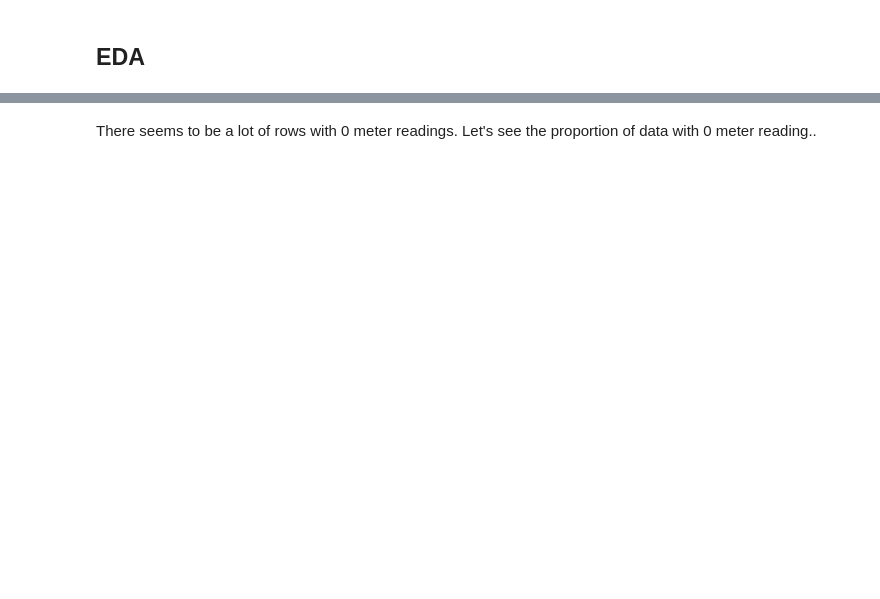
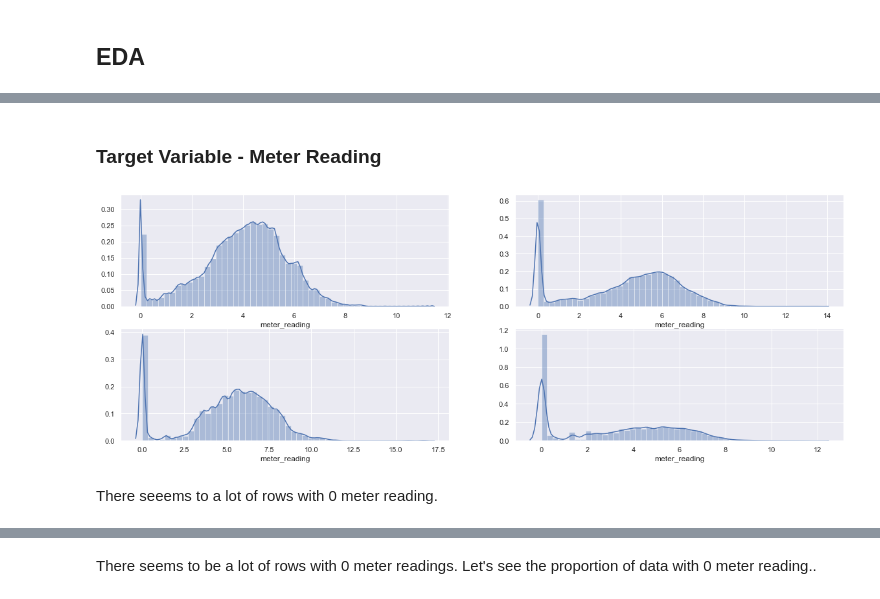
Before and after one commit to savewater1/Ashrae-Energy-Prediction, a Jupyter notebook: ashrae3.ipynb, the cells around one changed output, grey strips where cells are left out. Cells and saved outputs as stored; diff of their text form; code cells hidden in the pictures; blank space fills up the shorter version.

```diff
--- a/ashrae3.ipynb
+++ b/ashrae3.ipynb
@@ -91,0 +143,18 @@ sns.distplot(np.log1p(train['meter_reading']))
+# %% [markdown]
+### Target Variable - Meter Reading
+# %%
+plt.clf()
+grouped = train[["meter", "meter_reading"]].groupby("meter")
+fig, ax = plt.subplots(2, 2, figsize = (20, 7))
+i = j = 0
+for name, group in grouped:
+    _ = sns.distplot(np.log1p(group['meter_reading']), ax = ax[i, j], label = name)
+    if j == 0:
+        j+=1
+    else:
+        i += 1
+        j = 0
+# %% [output]
+[figure, added]
+# %% [markdown]
+There seeems to a lot of rows with 0 meter reading.
```
Also changed, not shown: parts of 17 cells of this notebook.
